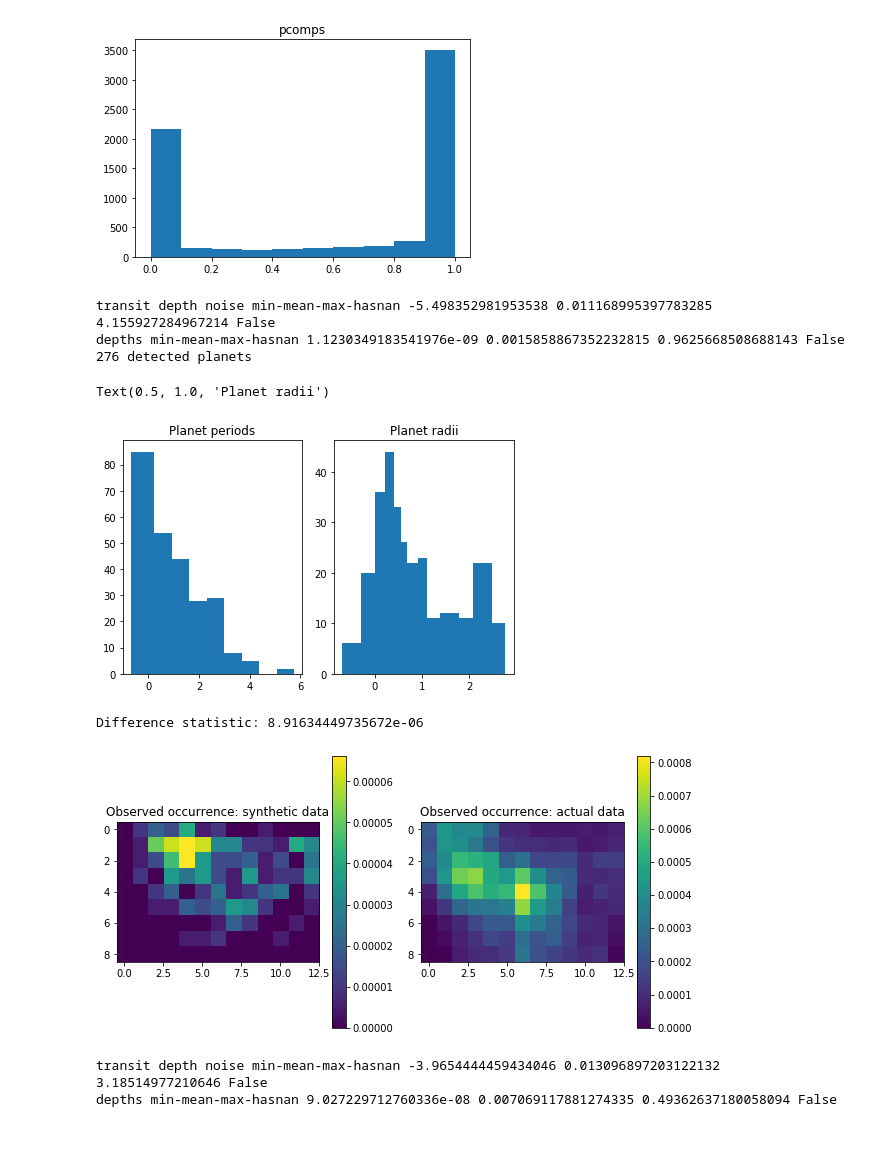
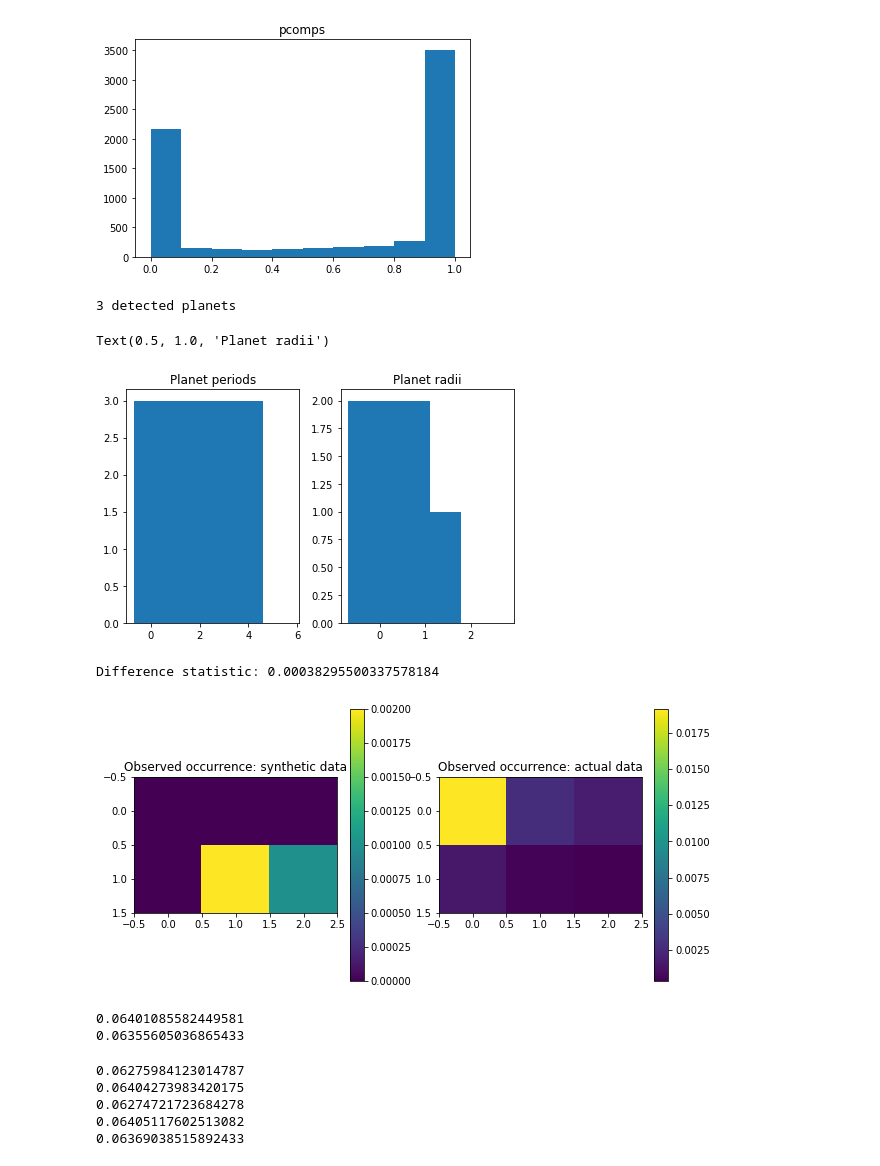
Before and after one commit to aditya-sengupta/exosyssim-prototyping, a Jupyter notebook: notebooks/abc_occurrence.ipynb, the cells around one changed output. Saved outputs shown, nothing was run; the diff lists cells and outputs as text; code cells hidden in the pictures; blank space fills up the shorter version.

```diff
--- a/notebooks/abc_occurrence.ipynb
+++ b/notebooks/abc_occurrence.ipynb
@@ -17,8 +17,8 @@ from dev.constants import minmeanmax
 %autoreload 2
 # %%
 kois, stellar = utils.get_paired_kepler_catalogs()
-period_bins = np.array([0.5, 1.25, 2.5, 5, 10, 20, 40, 80, 160, 320])
-rp_bins = np.array([0.5, 0.75, 1, 1.25, 1.5, 1.75, 2, 2.5, 3, 4, 6, 8, 12, 16])
+period_bins = np.array([0.5, 100, 320])
+rp_bins = np.array([0.5, 3, 6, 16])
 log_p_bins, log_r_bins = np.log(period_bins), np.log(rp_bins)
 log_p_bins = np.append(log_p_bins, float('inf'))
 log_r_bins = np.append(log_r_bins, float('inf'))
@@ -43,26 +43,24 @@ plt.title("pcomps")
 Text(0.5, 1.0, 'pcomps')
 [figure]
 # %%
-num_stars = len(stellar)
+num_stars = 1000 or len(stellar)
 stellar_sample = stellar.sample(n=num_stars)
 want_to_save = False
 st, pl = abc_occurrence.generate_planet_catalog(f, stellar_sample, log_p_bins, log_r_bins, add_noise=True)
 if len(stellar_sample) == len(stellar) and want_to_save:
     pl.to_csv('../data/catalog_synth.csv')
 print('{0} detected planets'.format(sum(pl.is_detected)))
 detected_planets = pl[pl.is_detected]
 
 fig, axs = plt.subplots(1, 2, tight_layout=True)
 axs[0].hist(np.log(detected_planets.period), bins=log_p_bins)
 axs[0].set_title("Planet periods")
 axs[1].hist(np.log(detected_planets.prad), bins=log_r_bins)
 axs[1].set_title("Planet radii")
 # %% [output]
-transit depth noise min-mean-max-hasnan -5.498352981953538 0.011168995397783285 4.155927284967214 False
-depths min-mean-max-hasnan 1.1230349183541976e-09 0.0015858867352232815 0.9625668508688143 False
-276 detected planets
+3 detected planets
 Text(0.5, 1.0, 'Planet radii')
-[figure, old version]
+[figure, new version]
 # %%
 N = np.zeros_like(f)
 detected = pl[pl.is_detected]
@@ -86,16 +84,21 @@ fig.colorbar(actual, ax=axs[1])
 
 print("Difference statistic: {0}".format(np.sum((N - sample_N) ** 2)))
 # %% [output]
-Difference statistic: 8.91634449735672e-06
+Difference statistic: 0.00038295500337578184
-[figure, old version]
+[figure, new version]
 # %%
 stellar_sample = stellar.sample(n=100)
 sampler = abc_occurrence.OccurrenceABCSampler(period_bins, rp_bins, stellar_sample)
 kois_abc = abc_occurrence.kois_to_synth_catalog(period_bins, rp_bins, kois=kois, stellar=stellar)
-abc_f = sampler.sample(kois_abc, threshold=3e-3, verbose=True)
+abc_f = sampler.sample(kois_abc, threshold=0.06, verbose=True)
 # %% [output]
-transit depth noise min-mean-max-hasnan -3.9654444459434046 0.013096897203122132 3.18514977210646 False
-depths min-mean-max-hasnan 9.027229712760336e-08 0.007069117881274335 0.49362637180058094 False
+0.06401085582449581
+0.06355605036865433
+0.06275984123014787
+0.06404273983420175
+0.06274721723684278
+0.06405117602513082
+0.06369038515892433
 # %%
 plt.imshow(abc_f.reshape((len(period_bins), len(rp_bins))))
 # %% [output]
```
Also changed, not shown: parts of 4 cells of this notebook, 1 other file.
